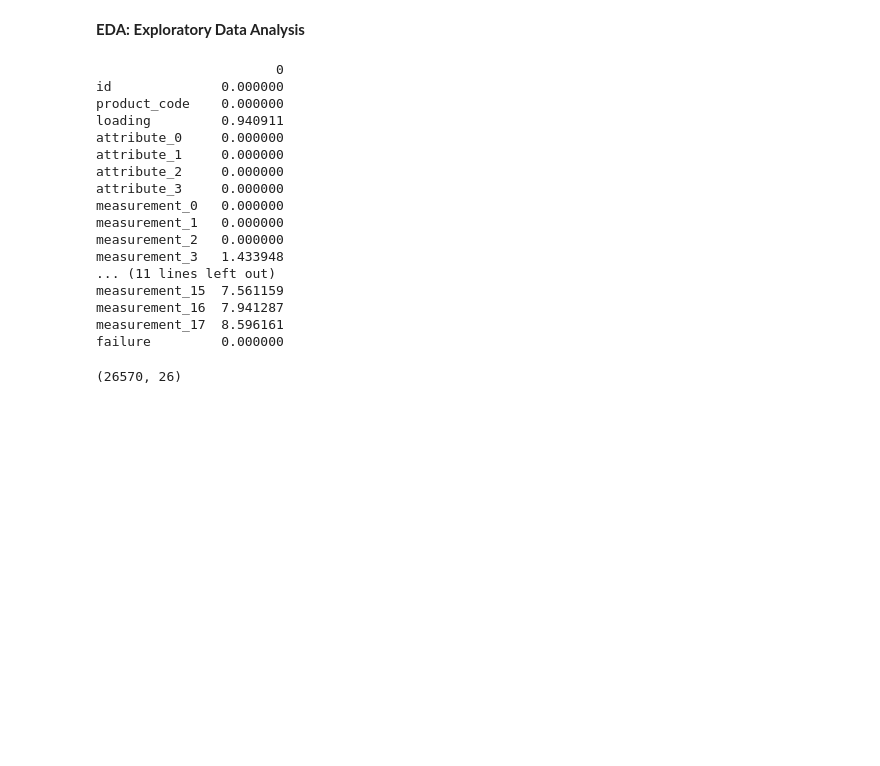
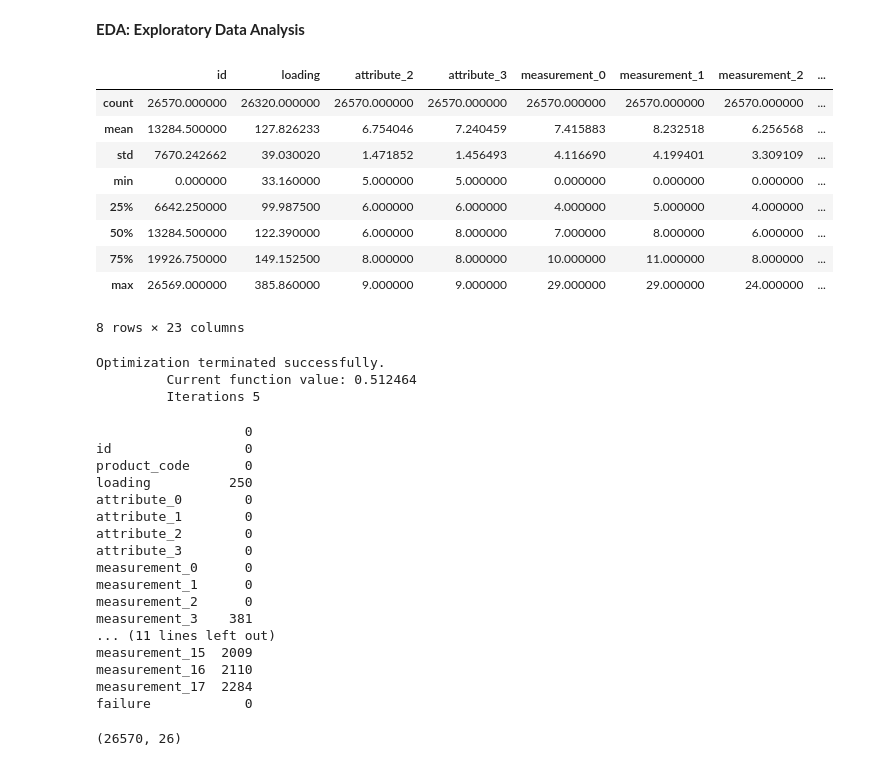
Before and after one commit to indhra/2019, a Jupyter notebook: playgroundseries-aug22.ipynb, the cells around one changed output. Cells and saved outputs as stored; diff of their text form; code cells hidden in the pictures; blank space fills up the shorter version.

```diff
--- a/playgroundseries-aug22.ipynb
+++ b/playgroundseries-aug22.ipynb
@@ -78,3 +78,32 @@ Data columns (total 26 columns):
 [5 rows x 26 columns]
 # %% [markdown]
 **EDA: Exploratory Data Analysis**
+# %%
+main_data.describe()
+# %% [output]
+|  | id | loading | attribute_2 | attribute_3 | measurement_0 | measurement_1 | measurement_2 | ... |
+| count | 26570.000000 | 26320.000000 | 26570.000000 | 26570.000000 | 26570.000000 | 26570.000000 | 26570.000000 | ... |
+| mean | 13284.500000 | 127.826233 | 6.754046 | 7.240459 | 7.415883 | 8.232518 | 6.256568 | ... |
+| std | 7670.242662 | 39.030020 | 1.471852 | 1.456493 | 4.116690 | 4.199401 | 3.309109 | ... |
+| min | 0.000000 | 33.160000 | 5.000000 | 5.000000 | 0.000000 | 0.000000 | 0.000000 | ... |
+| 25% | 6642.250000 | 99.987500 | 6.000000 | 6.000000 | 4.000000 | 5.000000 | 4.000000 | ... |
+| 50% | 13284.500000 | 122.390000 | 6.000000 | 8.000000 | 7.000000 | 8.000000 | 6.000000 | ... |
+| 75% | 19926.750000 | 149.152500 | 8.000000 | 8.000000 | 10.000000 | 11.000000 | 8.000000 | ... |
+| max | 26569.000000 | 385.860000 | 9.000000 | 9.000000 | 29.000000 | 29.000000 | 24.000000 | ... |
+8 rows × 23 columns
+# %%
+import statsmodels.api as sm
+
+new_copy = main_data.copy()
+new_copy = new_copy.dropna().reset_index(drop=True)
+numerical_df = new_copy.iloc[:,10:-1].ffill().bfill()
+numerical_out = new_copy[['failure']].ffill().bfill()
+
+# spector_data = sm.datasets.spector.load_pandas()
+
+numer_relat = sm.add_constant(numerical_df)
+logit_mdl = sm.Probit(numerical_out, numer_relat ).fit()
+# %% [output]
+Optimization terminated successfully.
+         Current function value: 0.512464
+         Iterations 5
@@ -82,27 +119,27 @@ Data columns (total 26 columns):
 ### percentage of missing values of each column
 
 nans = pd.DataFrame(main_data.isna().sum())
-nas = (nans/totl_len[0])*100
+# nas = (nans/totl_len[0])*100
 
-print(nas)
+print(nans)
 # %% [output]
-                       0
-id              0.000000
-product_code    0.000000
-loading         0.940911
-attribute_0     0.000000
-attribute_1     0.000000
-attribute_2     0.000000
-attribute_3     0.000000
-measurement_0   0.000000
-measurement_1   0.000000
-measurement_2   0.000000
-measurement_3   1.433948
+                   0
+id                 0
+product_code       0
+loading          250
+attribute_0        0
+attribute_1        0
+attribute_2        0
+attribute_3        0
+measurement_0      0
+measurement_1      0
+measurement_2      0
+measurement_3    381
 ... (11 lines left out)
-measurement_15  7.561159
-measurement_16  7.941287
-measurement_17  8.596161
-failure         0.000000
+measurement_15  2009
+measurement_16  2110
+measurement_17  2284
+failure            0
 # %%
 dd = main_data.drop_duplicates()
 dd.shape
```
Also changed, not shown: parts of 14 cells of this notebook.
